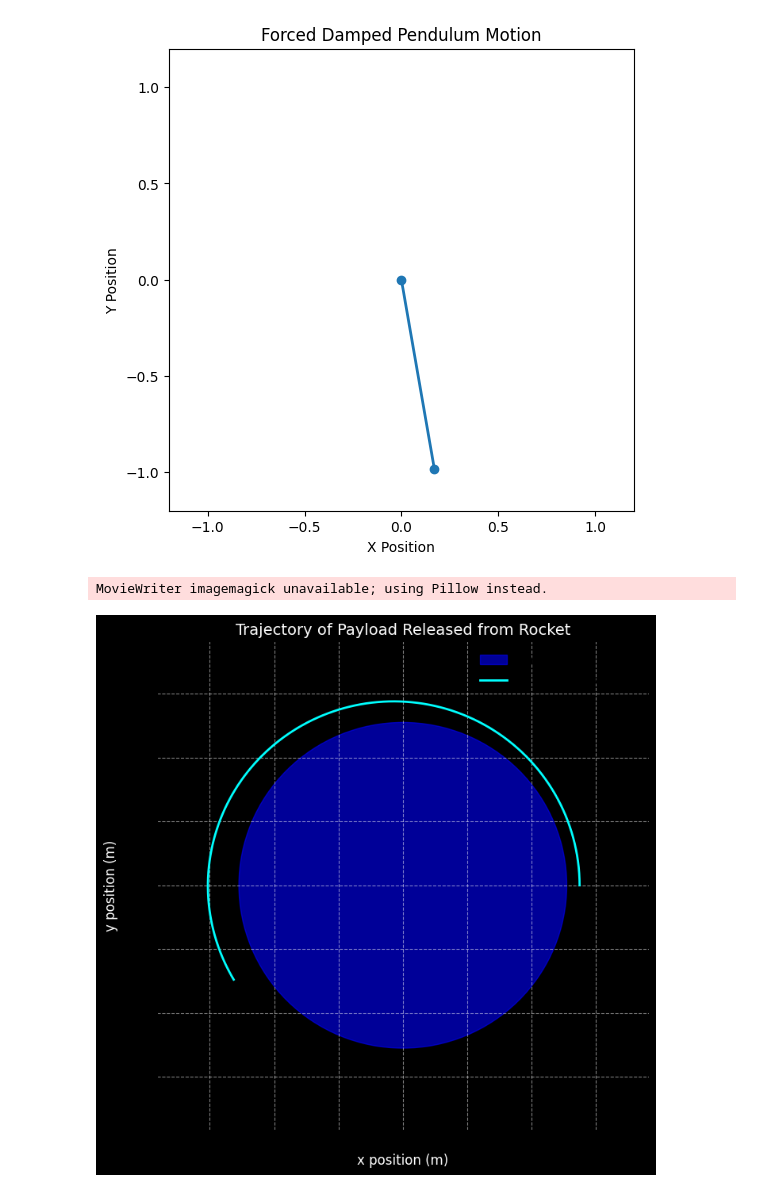
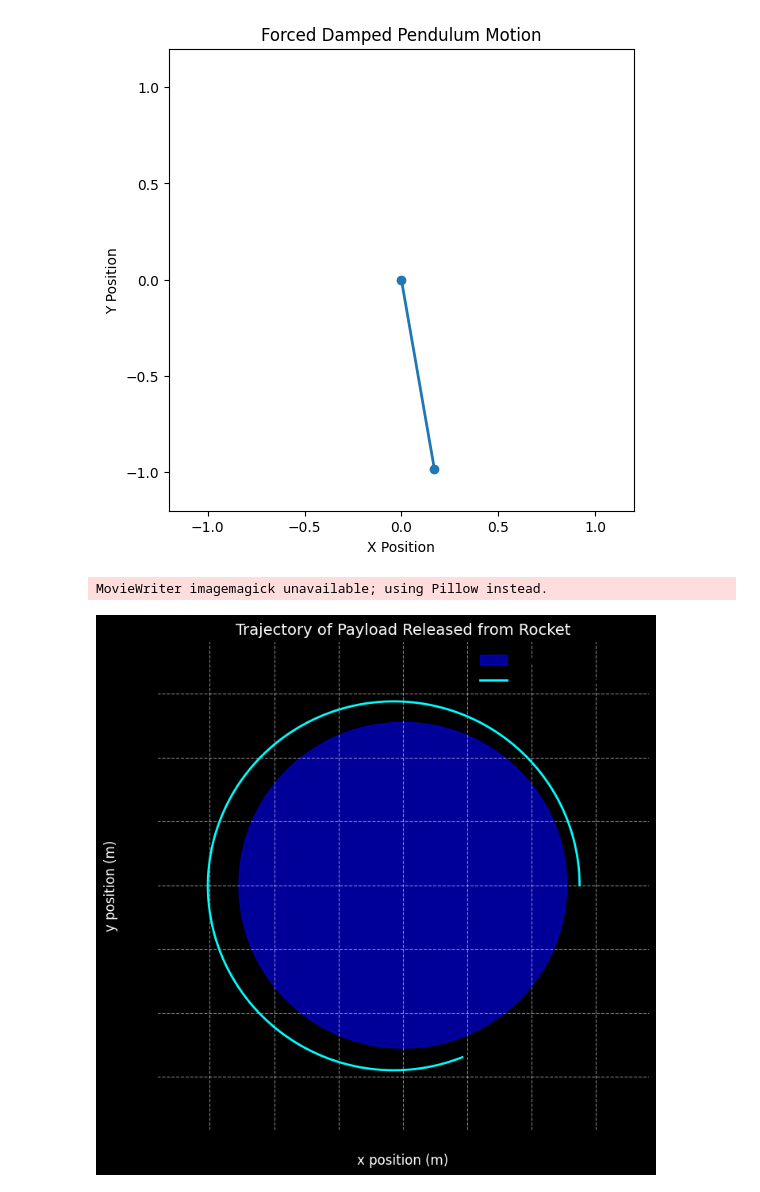
Before and after one commit to YahyaLendani/solutions_repo-main, a Jupyter notebook: docs/1 Physics/1 Mechanics/Problem_2.ipynb, the cells around one changed output. Drawn from its saved outputs; the diff is of its cells as text; code cells hidden in the pictures.

```diff
--- a/docs/1 Physics/1 Mechanics/Problem_2.ipynb
+++ b/docs/1 Physics/1 Mechanics/Problem_2.ipynb
@@ -327,7 +327,7 @@ initial_velocity = np.array([0, 7800])  # velocity in m/s (approx orbital veloci
 
 # Adjusted time step for an even shorter simulation
 dt = 5  # seconds (larger dt means fewer steps)
-t_max = 3600  # shorter simulation time (simulate for 100 seconds)
+t_max = 5000  # shorter simulation time (simulate for 100 seconds)
 num_steps = int(t_max / dt)
 
 # Efficient Euler integration with a very short simulation
@@ -390,31 +390,31 @@ ax.set_ylabel('y position (m)', fontsize=12, color='white')
 ax.set_title('Trajectory of Payload Released from Rocket', fontsize=14, color='white')
 
 # Use a thicker and colorful trajectory line for better visualization
 trajectory, = ax.plot([], [], label='Payload trajectory', color='cyan', lw=2)
 
 # Adding grid and other aesthetics
 ax.grid(True, linestyle='--', color='white', alpha=0.5)
 ax.set_facecolor('black')
 
 # Add a legend
 plt.legend(fontsize=12, loc='upper right', frameon=False, facecolor='black', edgecolor='white')
 
 # Function to update the plot for each animation frame
 def update(frame):
     """
     Update the trajectory plot with the positions at the current frame.
     """
     trajectory.set_data(x[:frame], y[:frame])
     return trajectory,
 
 # Create the animation of the payload's trajectory with a better visual
 ani = animation.FuncAnimation(fig, update, frames=num_steps, interval=50, blit=True)
 
 # Save the animation as a GIF
 ani.save('payload_trajectory_visualized.gif', writer='imagemagick', fps=30)
 
 # Display the animation
 plt.show()
 # %% [output]
 MovieWriter imagemagick unavailable; using Pillow instead.
-[figure, old version]
+[figure, new version]
```
Also changed, not shown: 1 other file.
